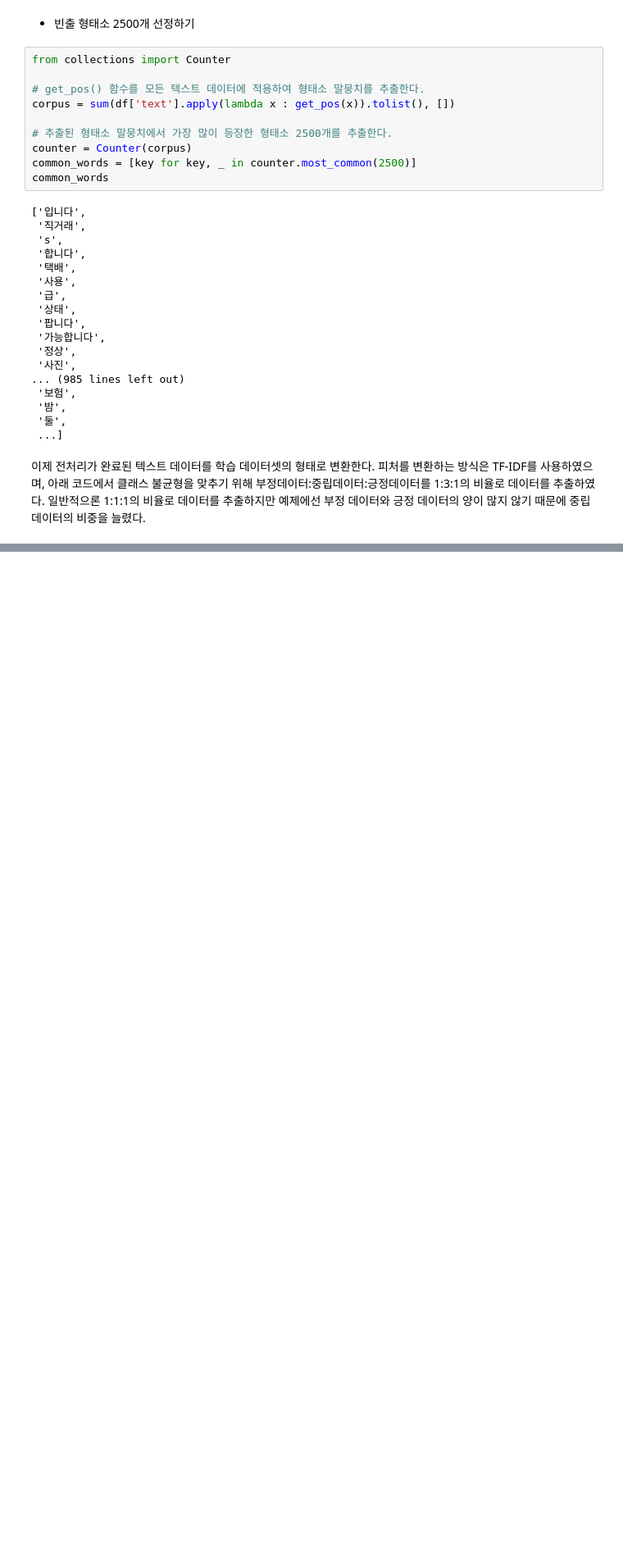
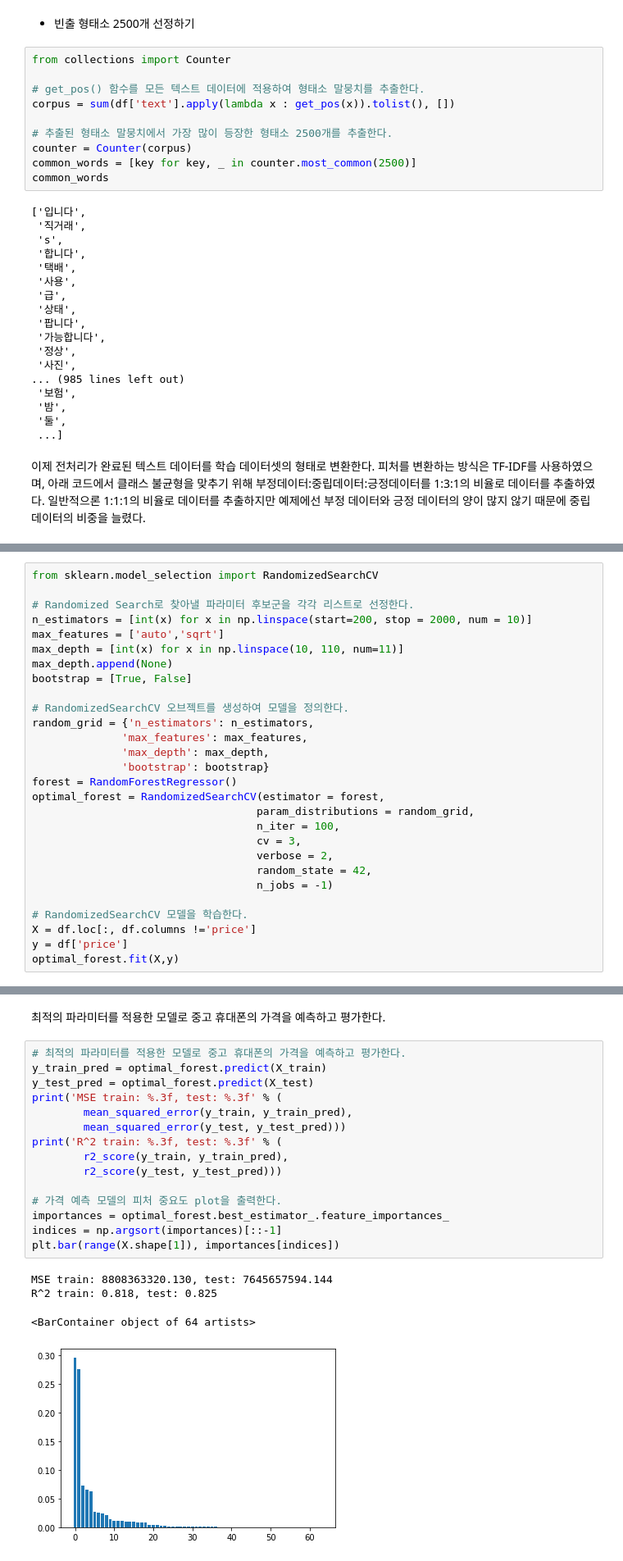
Before and after one commit to jaeyoon89/python_data_analysis, a Jupyter notebook: ch5-1_used_phone_price_prediction.ipynb, the cells around one changed output, grey strips where cells are left out. Shown at 82% size. Saved outputs shown, nothing was run; the diff lists cells and outputs as text; blank space fills up the shorter version.

```diff
--- a/ch5-1_used_phone_price_prediction.ipynb
+++ b/ch5-1_used_phone_price_prediction.ipynb
@@ -552,0 +608,28 @@ df = pd.get_dummies(df,)
+# %%
+from sklearn.model_selection import RandomizedSearchCV
+
+# Randomized Search로 찾아낼 파라미터 후보군을 각각 리스트로 선정한다.
+n_estimators = [int(x) for x in np.linspace(start=200, stop = 2000, num = 10)]
+max_features = ['auto','sqrt']
+max_depth = [int(x) for x in np.linspace(10, 110, num=11)]
+max_depth.append(None)
+bootstrap = [True, False]
+
+# RandomizedSearchCV 오브젝트를 생성하여 모델을 정의한다.
+random_grid = {'n_estimators': n_estimators,
+              'max_features': max_features,
+              'max_depth': max_depth,
+              'bootstrap': bootstrap}
+forest = RandomForestRegressor()
+optimal_forest = RandomizedSearchCV(estimator = forest,
+                                   param_distributions = random_grid,
+                                   n_iter = 100,
+                                   cv = 3,
+                                   verbose = 2,
+                                   random_state = 42,
+                                   n_jobs = -1)
+
+# RandomizedSearchCV 모델을 학습한다.
+X = df.loc[:, df.columns !='price']
+y = df['price']
+optimal_forest.fit(X,y)
@@ -552,0 +658,22 @@ df = pd.get_dummies(df,)
+# %% [markdown]
+최적의 파라미터를 적용한 모델로 중고 휴대폰의 가격을 예측하고 평가한다.
+# %%
+# 최적의 파라미터를 적용한 모델로 중고 휴대폰의 가격을 예측하고 평가한다.
+y_train_pred = optimal_forest.predict(X_train)
+y_test_pred = optimal_forest.predict(X_test)
+print('MSE train: %.3f, test: %.3f' % (
+        mean_squared_error(y_train, y_train_pred),
+        mean_squared_error(y_test, y_test_pred)))
+print('R^2 train: %.3f, test: %.3f' % (
+        r2_score(y_train, y_train_pred),
+        r2_score(y_test, y_test_pred)))
+
+# 가격 예측 모델의 피처 중요도 plot을 출력한다.
+importances = optimal_forest.best_estimator_.feature_importances_
+indices = np.argsort(importances)[::-1]
+plt.bar(range(X.shape[1]), importances[indices])
+# %% [output]
+MSE train: 8808363320.130, test: 7645657594.144
+R^2 train: 0.818, test: 0.825
+<BarContainer object of 64 artists>
+[figure, added]
```
Also changed, not shown: parts of 42 cells of this notebook.
